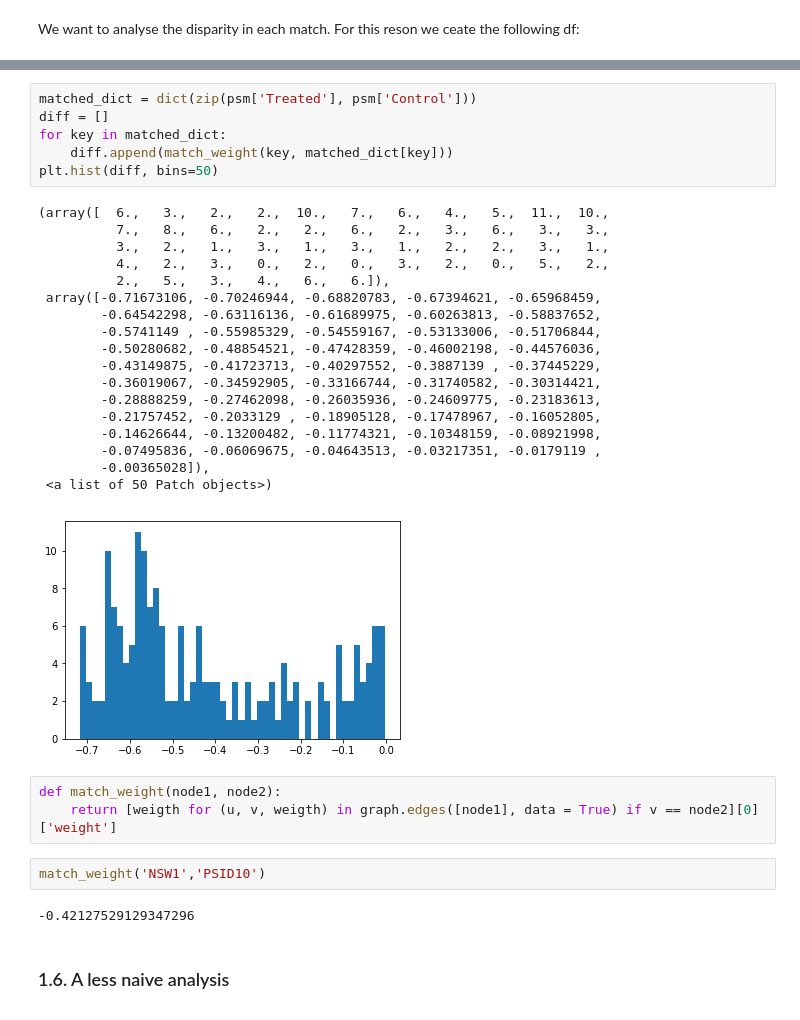
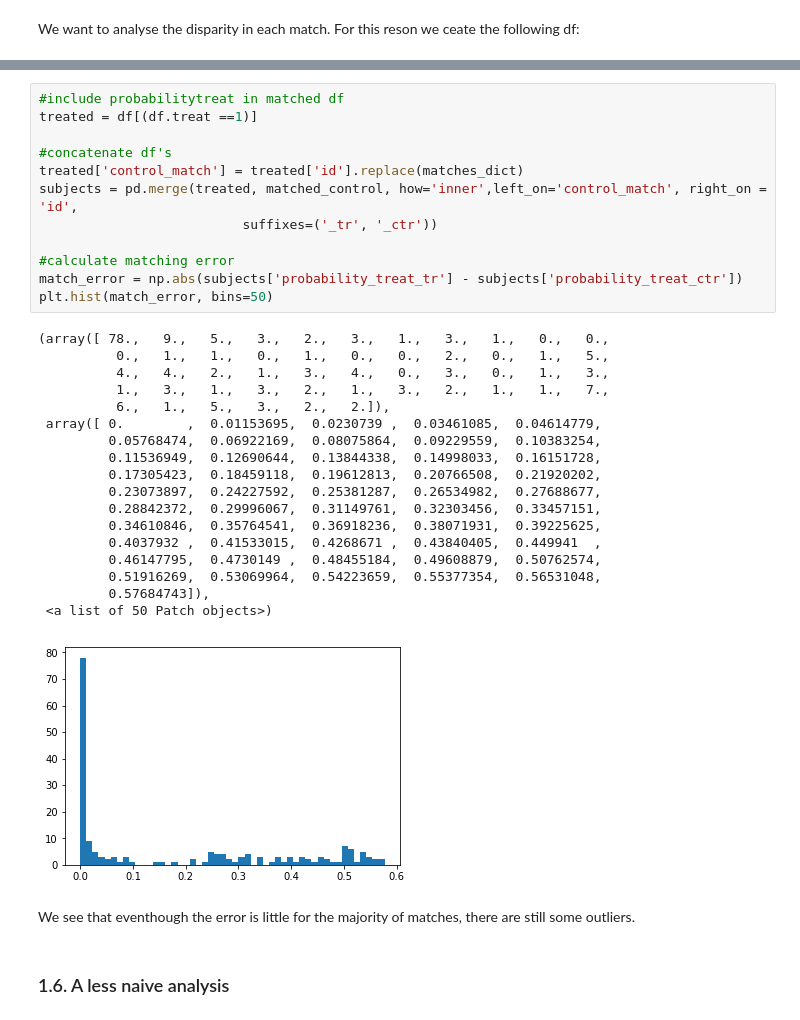
Before and after one commit to KhalilMrini/Revisiting-Arab-Spring, a Jupyter notebook: 04 - Applied ML/Homework4.ipynb, the cells around one changed output, grey strips where cells are left out. Saved outputs shown, nothing was run; the diff lists cells and outputs as text.

```diff
--- a/04 - Applied ML/Homework4.ipynb
+++ b/04 - Applied ML/Homework4.ipynb
@@ -470,35 +507,36 @@ Name: Control, Length: 185, dtype: object
-# %%
-matched_dict = dict(zip(psm['Treated'], psm['Control']))
-diff = []
-for key in matched_dict:
-    diff.append(match_weight(key, matched_dict[key]))
-plt.hist(diff, bins=50)
-# %% [output]
-(array([  6.,   3.,   2.,   2.,  10.,   7.,   6.,   4.,   5.,  11.,  10.,
-          7.,   8.,   6.,   2.,   2.,   6.,   2.,   3.,   6.,   3.,   3.,
-          3.,   2.,   1.,   3.,   1.,   3.,   1.,   2.,   2.,   3.,   1.,
-          4.,   2.,   3.,   0.,   2.,   0.,   3.,   2.,   0.,   5.,   2.,
-          2.,   5.,   3.,   4.,   6.,   6.]),
- array([-0.71673106, -0.70246944, -0.68820783, -0.67394621, -0.65968459,
-        -0.64542298, -0.63116136, -0.61689975, -0.60263813, -0.58837652,
-        -0.5741149 , -0.55985329, -0.54559167, -0.53133006, -0.51706844,
-        -0.50280682, -0.48854521, -0.47428359, -0.46002198, -0.44576036,
-        -0.43149875, -0.41723713, -0.40297552, -0.3887139 , -0.37445229,
-        -0.36019067, -0.34592905, -0.33166744, -0.31740582, -0.30314421,
-        -0.28888259, -0.27462098, -0.26035936, -0.24609775, -0.23183613,
-        -0.21757452, -0.2033129 , -0.18905128, -0.17478967, -0.16052805,
-        -0.14626644, -0.13200482, -0.11774321, -0.10348159, -0.08921998,
-        -0.07495836, -0.06069675, -0.04643513, -0.03217351, -0.0179119 ,
-        -0.00365028]),
- <a list of 50 Patch objects>)
-[figure, removed]
-# %%
-def match_weight(node1, node2):
-    return [weigth for (u, v, weigth) in graph.edges([node1], data = True) if v == node2][0]['weight']
-# %%
-match_weight('NSW1','PSID10')
-# %% [output]
--0.42127529129347296
+# %%
+#include probabilitytreat in matched df
+treated = df[(df.treat ==1)]
+
+#concatenate df's
+treated['control_match'] = treated['id'].replace(matches_dict)
+subjects = pd.merge(treated, matched_control, how='inner',left_on='control_match', right_on = 'id',
+                          suffixes=('_tr', '_ctr'))
+
+#calculate matching error
+match_error = np.abs(subjects['probability_treat_tr'] - subjects['probability_treat_ctr'])
+plt.hist(match_error, bins=50)
+# %% [output]
+(array([ 78.,   9.,   5.,   3.,   2.,   3.,   1.,   3.,   1.,   0.,   0.,
+          0.,   1.,   1.,   0.,   1.,   0.,   0.,   2.,   0.,   1.,   5.,
+          4.,   4.,   2.,   1.,   3.,   4.,   0.,   3.,   0.,   1.,   3.,
+          1.,   3.,   1.,   3.,   2.,   1.,   3.,   2.,   1.,   1.,   7.,
+          6.,   1.,   5.,   3.,   2.,   2.]),
+ array([ 0.        ,  0.01153695,  0.0230739 ,  0.03461085,  0.04614779,
+         0.05768474,  0.06922169,  0.08075864,  0.09229559,  0.10383254,
+         0.11536949,  0.12690644,  0.13844338,  0.14998033,  0.16151728,
+         0.17305423,  0.18459118,  0.19612813,  0.20766508,  0.21920202,
+         0.23073897,  0.24227592,  0.25381287,  0.26534982,  0.27688677,
+         0.28842372,  0.29996067,  0.31149761,  0.32303456,  0.33457151,
+         0.34610846,  0.35764541,  0.36918236,  0.38071931,  0.39225625,
+         0.4037932 ,  0.41533015,  0.4268671 ,  0.43840405,  0.449941  ,
+         0.46147795,  0.4730149 ,  0.48455184,  0.49608879,  0.50762574,
+         0.51916269,  0.53069964,  0.54223659,  0.55377354,  0.56531048,
+         0.57684743]),
+ <a list of 50 Patch objects>)
+[figure, added]
+# %% [markdown]
+We see that eventhough the error is little for the majority of matches, there are still some outliers.
 # %% [markdown]
 ### 1.6. A less naive analysis <a class="anchor" id="16"></a>
 # %% [markdown]
```
Also changed, not shown: parts of 38 cells of this notebook.
